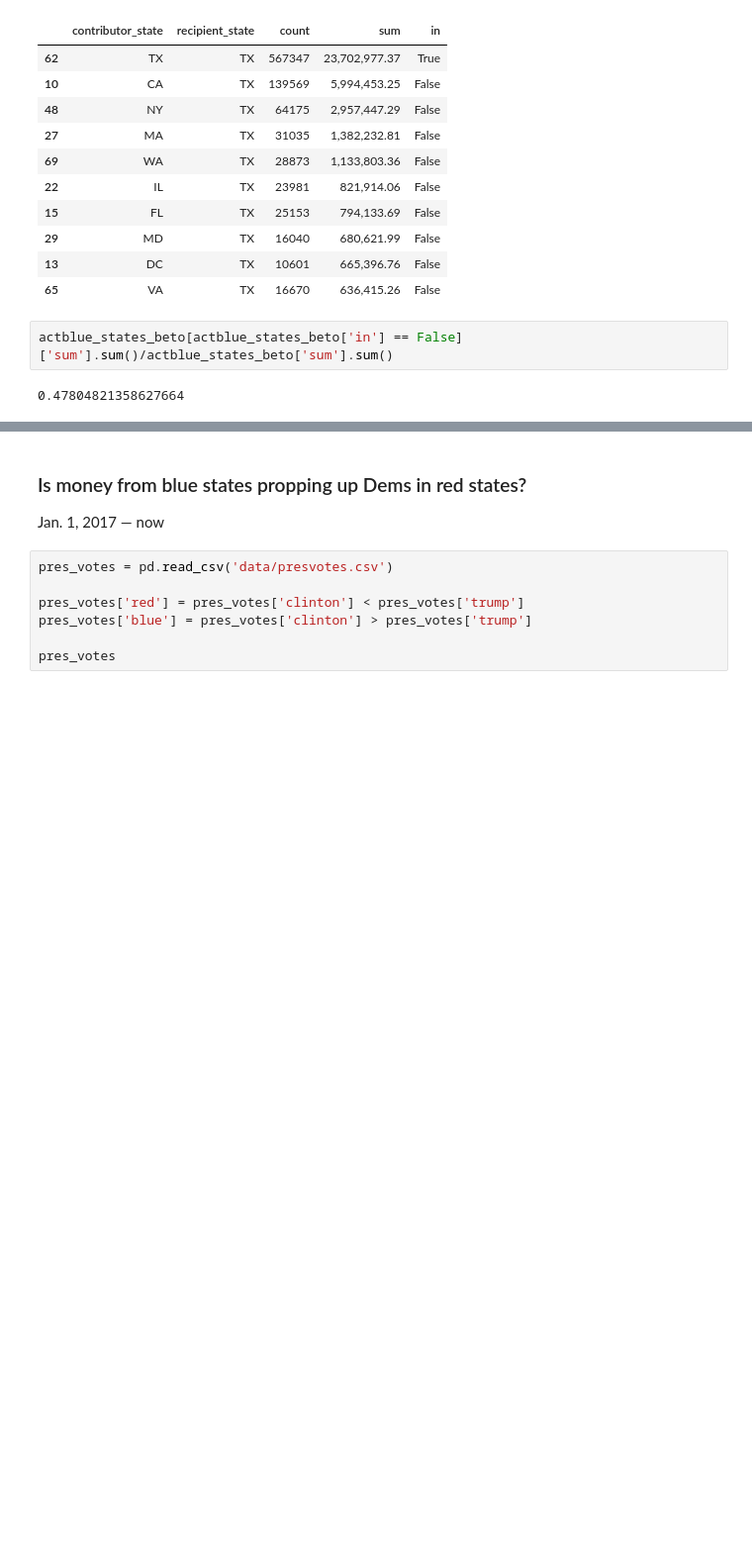
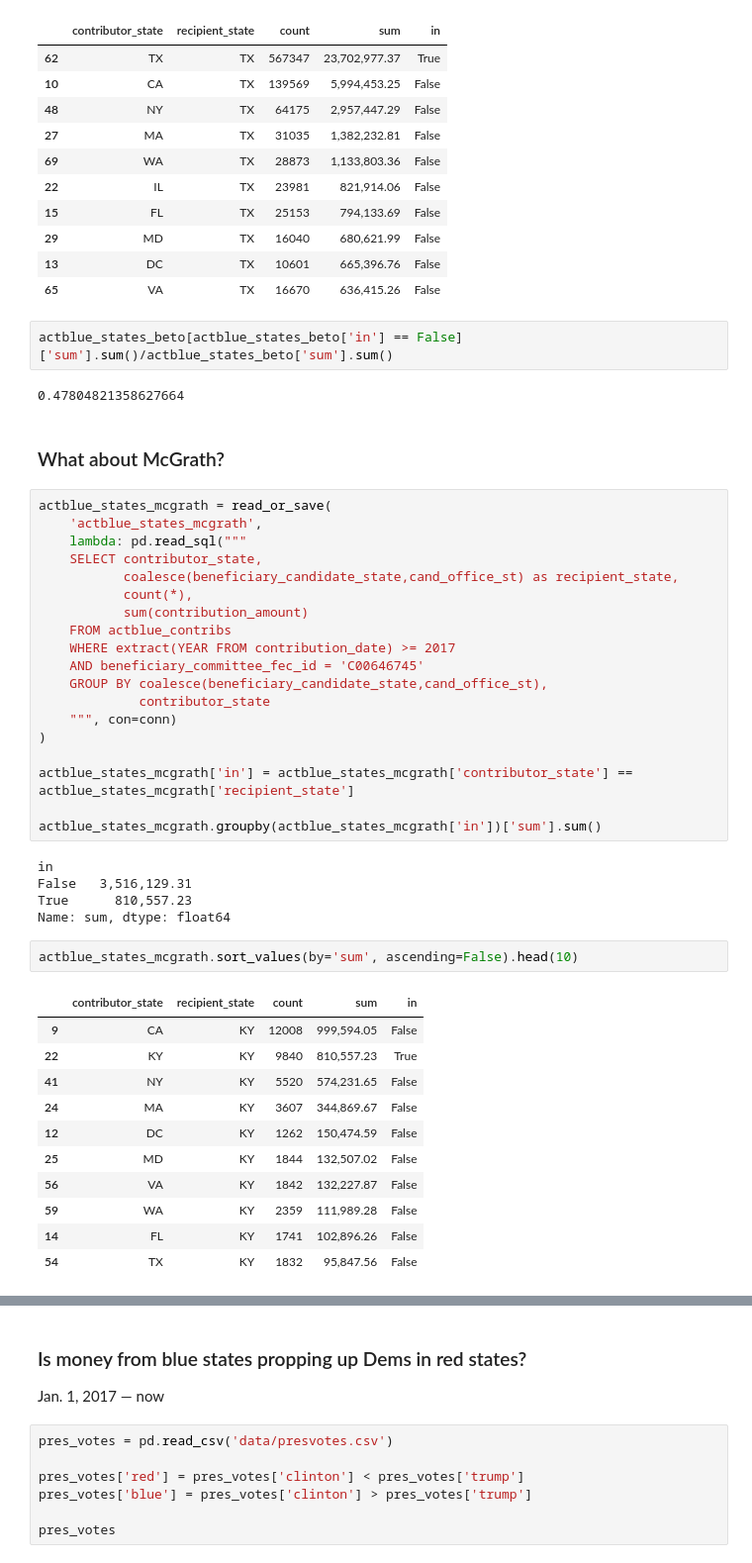
Before and after one commit to PublicI/actblue-analysis, a Jupyter notebook: analysis.ipynb, the cells around one changed output, grey strips where cells are left out. Shown at 99% size. Cells and saved outputs as stored; diff of their text form; blank space fills up the shorter version.

```diff
--- a/analysis.ipynb
+++ b/analysis.ipynb
@@ -1219,3 +1219,43 @@ actblue_states_beto.sort_values(by='sum', ascending=False).head(10)
 actblue_states_beto[actblue_states_beto['in'] == False]['sum'].sum()/actblue_states_beto['sum'].sum()
 # %% [output]
 0.47804821358627664
+# %% [markdown]
+### What about McGrath?
+# %%
+actblue_states_mcgrath = read_or_save(
+    'actblue_states_mcgrath',
+    lambda: pd.read_sql("""
+    SELECT contributor_state,
+           coalesce(beneficiary_candidate_state,cand_office_st) as recipient_state,
+           count(*),
+           sum(contribution_amount)
+    FROM actblue_contribs
+    WHERE extract(YEAR FROM contribution_date) >= 2017
+    AND beneficiary_committee_fec_id = 'C00646745'
+    GROUP BY coalesce(beneficiary_candidate_state,cand_office_st),
+             contributor_state
+    """, con=conn)
+)
+
+actblue_states_mcgrath['in'] = actblue_states_mcgrath['contributor_state'] == actblue_states_mcgrath['recipient_state']
+
+actblue_states_mcgrath.groupby(actblue_states_mcgrath['in'])['sum'].sum()
+# %% [output]
+in
+False   3,516,129.31
+True      810,557.23
+Name: sum, dtype: float64
+# %%
+actblue_states_mcgrath.sort_values(by='sum', ascending=False).head(10)
+# %% [output]
+|  | contributor_state | recipient_state | count | sum | in |
+| 9 | CA | KY | 12008 | 999,594.05 | False |
+| 22 | KY | KY | 9840 | 810,557.23 | True |
+| 41 | NY | KY | 5520 | 574,231.65 | False |
+| 24 | MA | KY | 3607 | 344,869.67 | False |
+| 12 | DC | KY | 1262 | 150,474.59 | False |
+| 25 | MD | KY | 1844 | 132,507.02 | False |
+| 56 | VA | KY | 1842 | 132,227.87 | False |
+| 59 | WA | KY | 2359 | 111,989.28 | False |
+| 14 | FL | KY | 1741 | 102,896.26 | False |
+| 54 | TX | KY | 1832 | 95,847.56 | False |
```
Also changed, not shown: parts of 12 cells of this notebook, 7 other files.
